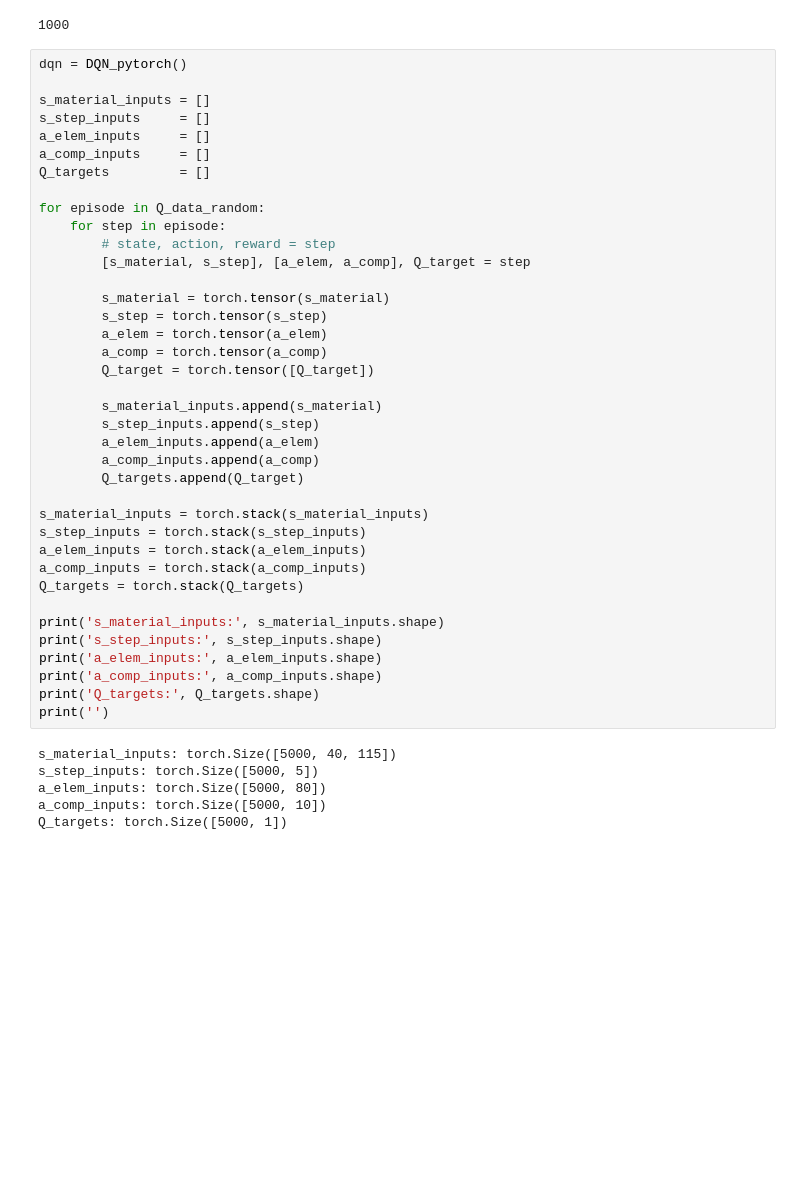
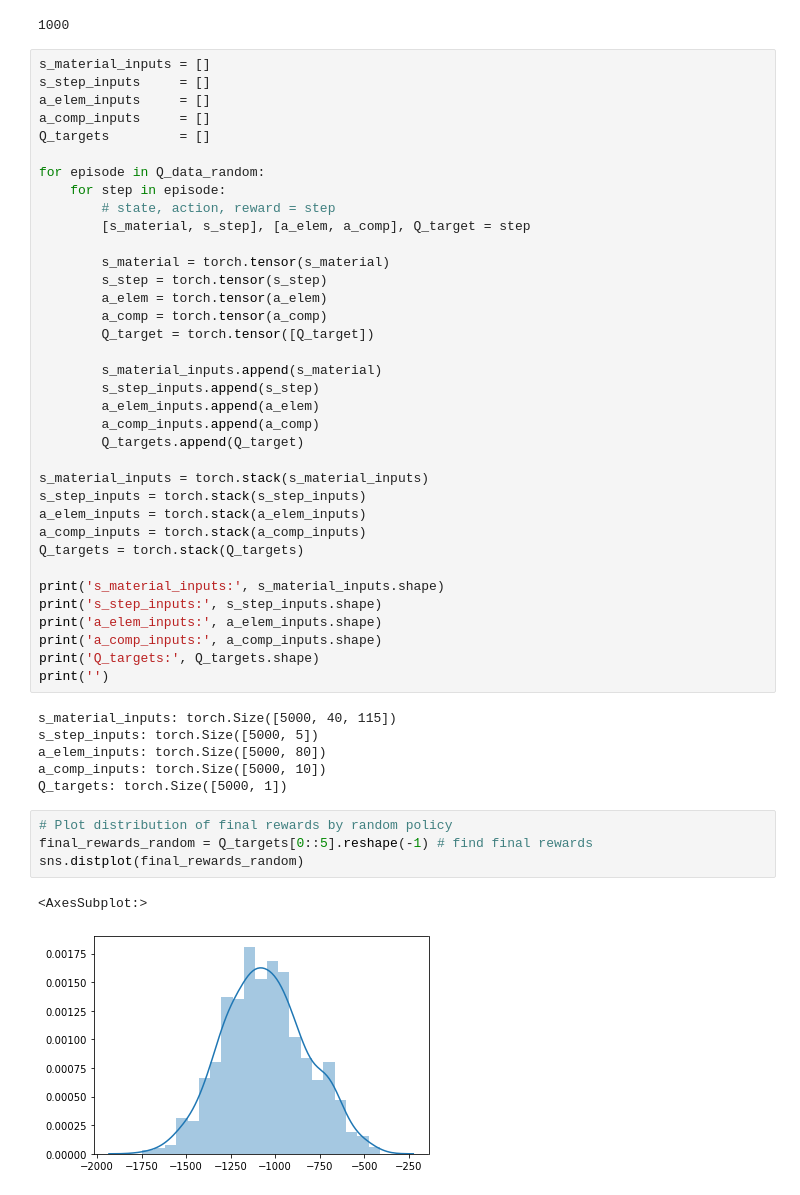
Before and after one commit to eltonpan/RL_materials_generation, a Jupyter notebook: train.ipynb, the cells around one changed output. Drawn from its saved outputs; the diff is of its cells as text; blank space fills up the shorter version.

```diff
--- a/train.ipynb
+++ b/train.ipynb
@@ -24,8 +19,6 @@ print(len(Q_data_random))
 # %% [output]
 1000
 # %%
-dqn = DQN_pytorch()
-
 s_material_inputs = []
 s_step_inputs     = []
 a_elem_inputs     = []
@@ -67,3 +60,10 @@ s_step_inputs: torch.Size([5000, 5])
 a_elem_inputs: torch.Size([5000, 80])
 a_comp_inputs: torch.Size([5000, 10])
 Q_targets: torch.Size([5000, 1])
+# %%
+# Plot distribution of final rewards by random policy
+final_rewards_random = Q_targets[0::5].reshape(-1) # find final rewards
+sns.distplot(final_rewards_random)
+# %% [output]
+<AxesSubplot:>
+[figure, added]
```
Also changed, not shown: parts of 9 cells of this notebook, 3 other files.
